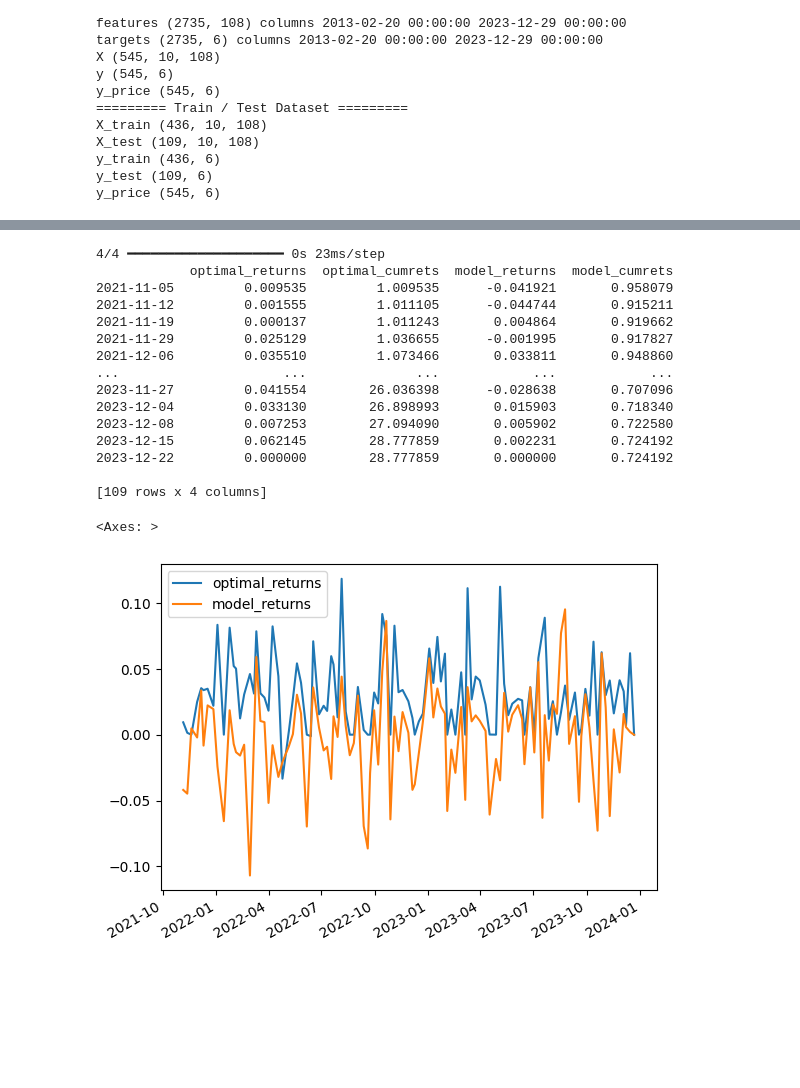
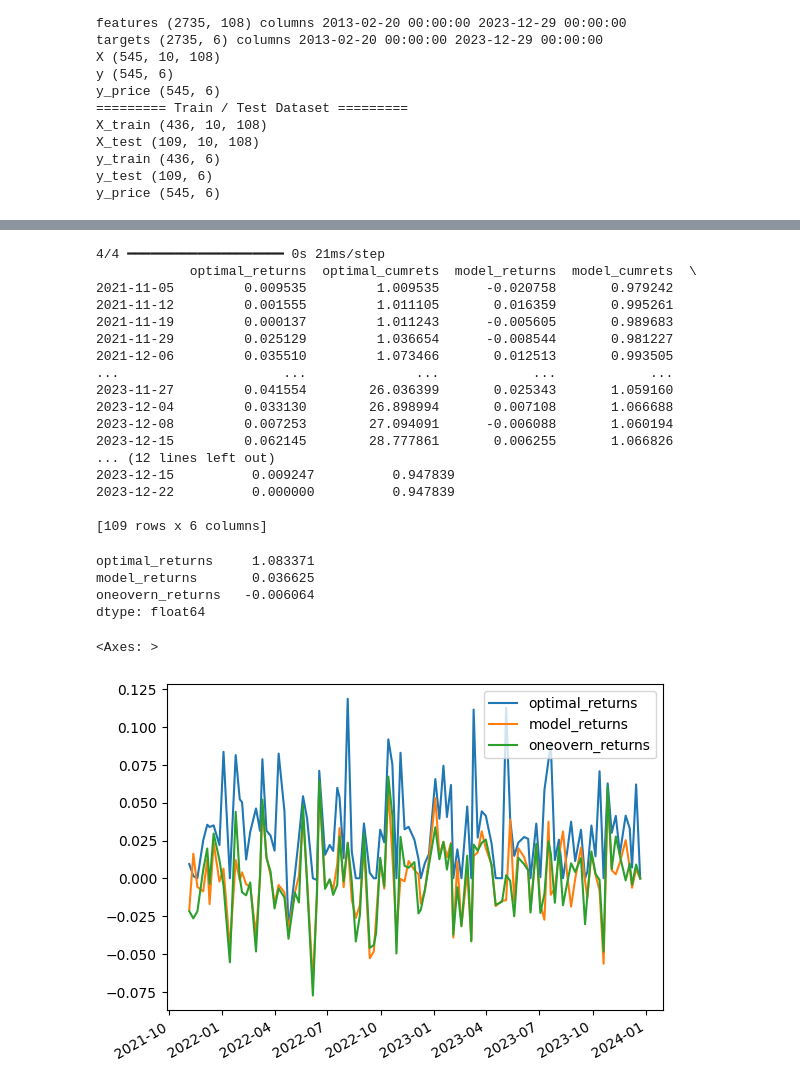
Before and after one commit to mrtrin/capstone, a Jupyter notebook: research.ipynb, the cells around one changed output, grey strips where cells are left out. Drawn from its saved outputs; the diff is of its cells as text; code cells hidden in the pictures; blank space fills up the shorter version.

Commit message:
Add 1 over N portfolio as benchmark

```diff
--- a/research.ipynb
+++ b/research.ipynb
@@ -20,7 +21,7 @@ To enable the following instructions: AVX2 FMA, in other operations, rebuild Ten
 
 def train(X_train, y_train, num_epochs, batch_size, learning_rate):
     model = Sequential()
-    model.add(LSTM(units=X_train.shape[2]*4, input_shape=(X_train.shape[1], X_train.shape[2])))
+    model.add(LSTM(units=X_train.shape[2], input_shape=(X_train.shape[1], X_train.shape[2])))
     model.add(Dense(units=y_train.shape[1]))  # output for optimal weights for next week.
 
     model.compile(optimizer='adam', loss='mean_squared_error', metrics=['accuracy'])
@@ -30,7 +31,7 @@ def train(X_train, y_train, num_epochs, batch_size, learning_rate):
 tickers = ['V', 'GOOGL', 'T', 'JNJ', 'DIS']
 start = '2013-01-01'
 end = '2023-12-31'
-num_epochs=512
+num_epochs=1024
 batch_size=32
 learning_rate=0.001
 
@@ -116,30 +113,46 @@ Epoch 512/512
 # %%
+y_test_price = y_price[-1*len(y_test):]
 
-optimal_portfolio = Portfolio.portfolio_returns('optimal', y_test, y_price[-1*len(y_test):])
-model_portfolio = Portfolio.portfolio_returns('model', model.predict(X_test), y_price[-1*len(y_test):])
+optimal_portfolio = Portfolio.portfolio_returns('optimal', y_test, y_test_price)
+model_portfolio = Portfolio.portfolio_returns('model', model.predict(X_test), y_test_price)
 
-overall = optimal_portfolio.join(model_portfolio)
+one_over_n = np.ones(y_test_price.shape)
+one_over_n[:,-1] = 0
+one_over_n = one_over_n / len(tickers)
+
+oneovern_portfolio = Portfolio.portfolio_returns('oneovern', one_over_n, y_test_price)
+
+overall = optimal_portfolio.join(model_portfolio).join(oneovern_portfolio)
 
 print(overall)
 # %% [output]
-4/4 ━━━━━━━━━━━━━━━━━━━━ 0s 23ms/step
-            optimal_returns  optimal_cumrets  model_returns  model_cumrets
-2021-11-05         0.009535         1.009535      -0.041921       0.958079
-2021-11-12         0.001555         1.011105      -0.044744       0.915211
-2021-11-19         0.000137         1.011243       0.004864       0.919662
-2021-11-29         0.025129         1.036655      -0.001995       0.917827
-2021-12-06         0.035510         1.073466       0.033811       0.948860
+4/4 ━━━━━━━━━━━━━━━━━━━━ 0s 21ms/step
+            optimal_returns  optimal_cumrets  model_returns  model_cumrets  \
+2021-11-05         0.009535         1.009535      -0.020758       0.979242
+2021-11-12         0.001555         1.011105       0.016359       0.995261
+2021-11-19         0.000137         1.011243      -0.005605       0.989683
+2021-11-29         0.025129         1.036654      -0.008544       0.981227
+2021-12-06         0.035510         1.073466       0.012513       0.993505
 ...                     ...              ...            ...            ...
-2023-11-27         0.041554        26.036398      -0.028638       0.707096
-2023-12-04         0.033130        26.898993       0.015903       0.718340
-2023-12-08         0.007253        27.094090       0.005902       0.722580
-2023-12-15         0.062145        28.777859       0.002231       0.724192
-2023-12-22         0.000000        28.777859       0.000000       0.724192
+2023-11-27         0.041554        26.036399       0.025343       1.059160
+2023-12-04         0.033130        26.898994       0.007108       1.066688
+2023-12-08         0.007253        27.094091      -0.006088       1.060194
+2023-12-15         0.062145        28.777861       0.006255       1.066826
+... (12 lines left out)
+2023-12-15          0.009247          0.947839
+2023-12-22          0.000000          0.947839
 
-[109 rows x 4 columns]
+[109 rows x 6 columns]
+# %%
+overall[['optimal_returns', 'model_returns', 'oneovern_returns']].mean() / overall[['optimal_returns', 'model_returns', 'oneovern_returns']].std()
+# %% [output]
+optimal_returns     1.083371
+model_returns       0.036625
+oneovern_returns   -0.006064
+dtype: float64
 # %%
-overall[['optimal_returns', 'model_returns']].plot()
+overall[['optimal_returns', 'model_returns', 'oneovern_returns']].plot()
 # %% [output]
 <Axes: >
-[figure, old version]
+[figure, new version]
 # %%
```
Also changed, not shown: parts of 3 cells of this notebook, 1 other file.
